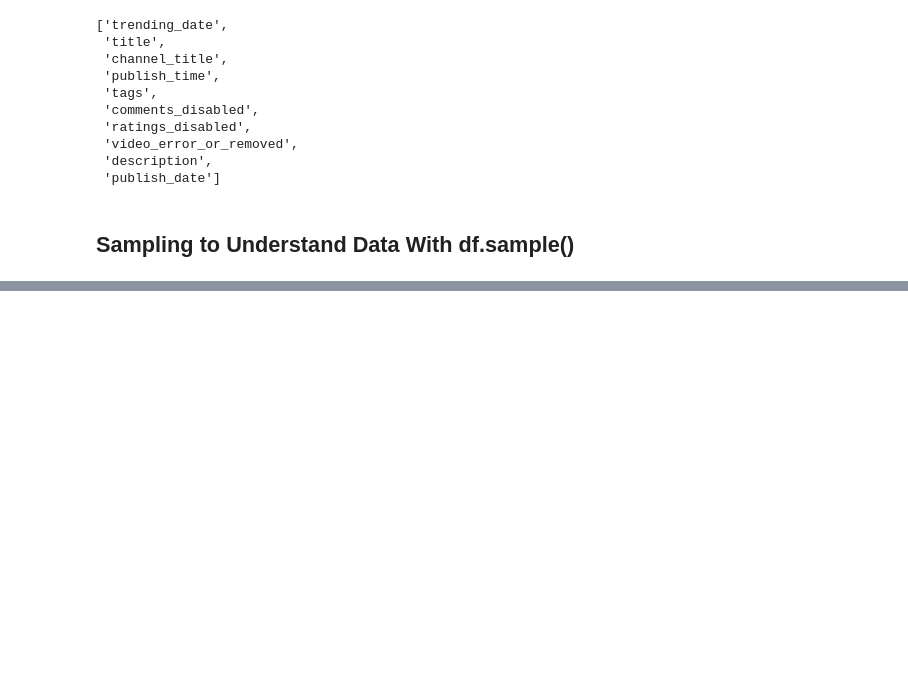
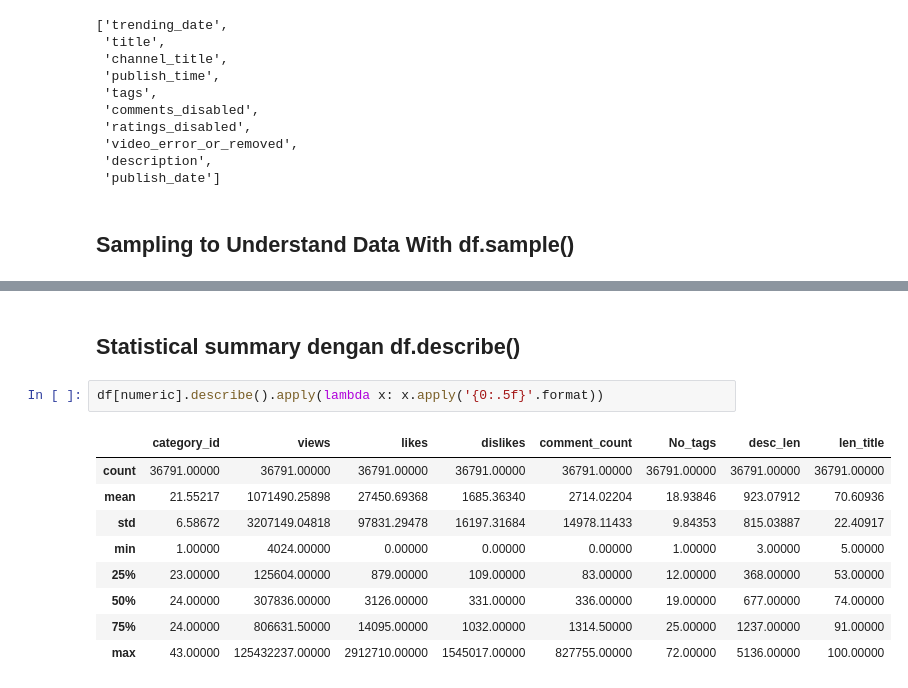
Before and after one commit to dinalnaveen/Analyse-the-relationship-between-metrics-of-YouTube-based-on-YouTube-analytics-by-applying-the-machi, a Jupyter notebook: YouTube Video Views Prediction.ipynb, the cells around one changed output, grey strips where cells are left out. Saved outputs shown, nothing was run; the diff lists cells and outputs as text; blank space fills up the shorter version.

```diff
--- a/YouTube Video Views Prediction.ipynb
+++ b/YouTube Video Views Prediction.ipynb
@@ -117,0 +127,14 @@ categorical
+# %% [markdown]
+## Statistical summary dengan df.describe()
+# %%
+df[numeric].describe().apply(lambda x: x.apply('{0:.5f}'.format))
+# %% [output]
+|  | category_id | views | likes | dislikes | comment_count | No_tags | desc_len | len_title |
+| count | 36791.00000 | 36791.00000 | 36791.00000 | 36791.00000 | 36791.00000 | 36791.00000 | 36791.00000 | 36791.00000 |
+| mean | 21.55217 | 1071490.25898 | 27450.69368 | 1685.36340 | 2714.02204 | 18.93846 | 923.07912 | 70.60936 |
+| std | 6.58672 | 3207149.04818 | 97831.29478 | 16197.31684 | 14978.11433 | 9.84353 | 815.03887 | 22.40917 |
+| min | 1.00000 | 4024.00000 | 0.00000 | 0.00000 | 0.00000 | 1.00000 | 3.00000 | 5.00000 |
+| 25% | 23.00000 | 125604.00000 | 879.00000 | 109.00000 | 83.00000 | 12.00000 | 368.00000 | 53.00000 |
+| 50% | 24.00000 | 307836.00000 | 3126.00000 | 331.00000 | 336.00000 | 19.00000 | 677.00000 | 74.00000 |
+| 75% | 24.00000 | 806631.50000 | 14095.00000 | 1032.00000 | 1314.50000 | 25.00000 | 1237.00000 | 91.00000 |
+| max | 43.00000 | 125432237.00000 | 2912710.00000 | 1545017.00000 | 827755.00000 | 72.00000 | 5136.00000 | 100.00000 |
```
Also changed, not shown: parts of 8 cells of this notebook.
